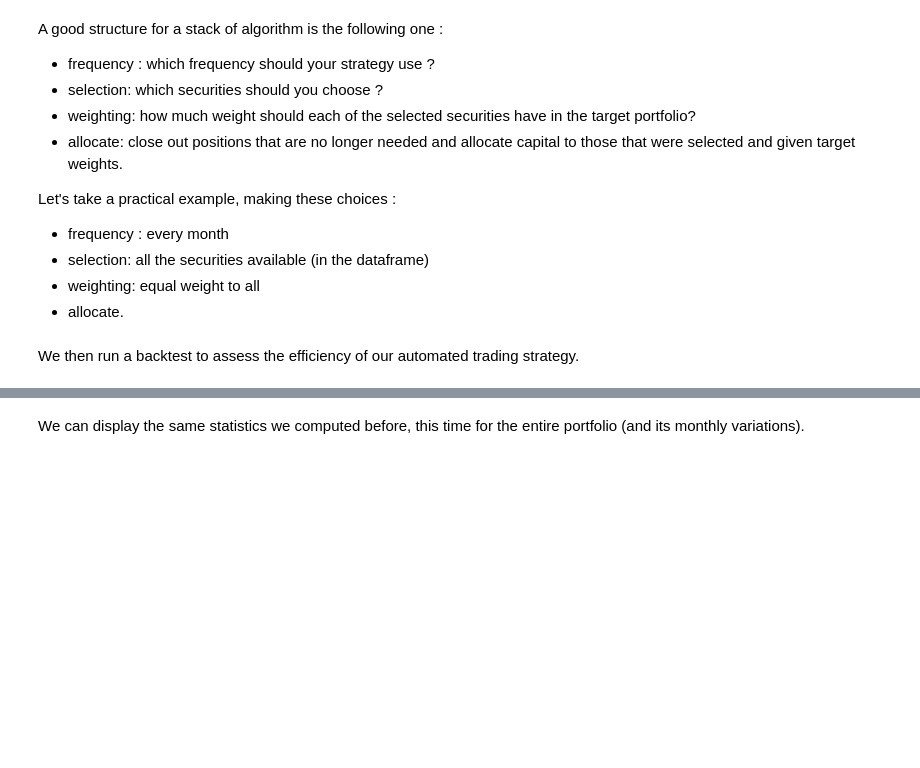
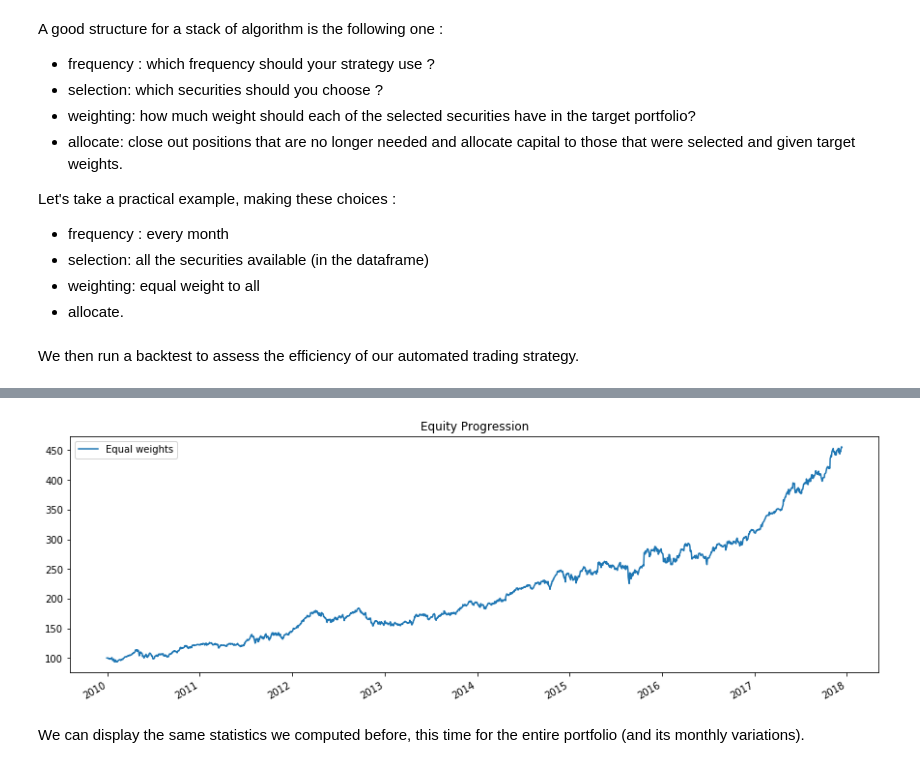
Before and after one commit to nicolasmauhe/computational_finance, a Jupyter notebook: course.ipynb, the cells around one changed output, grey strips where cells are left out. Cells and saved outputs as stored; diff of their text form; code cells hidden in the pictures; blank space fills up the shorter version.

```diff
--- a/course.ipynb
+++ b/course.ipynb
@@ -170,7 +327,7 @@ Let's take a practical example, making these choices :
 - weighting: equal weight to all
 - allocate.
 # %%
-s1 = bt.Strategy('Equal weights',
+s_equal_weights = bt.Strategy('Equal weights',
                        [bt.algos.RunMonthly(),
                        bt.algos.SelectAll(),
                        bt.algos.WeighEqually(),
@@ -178,7 +335,7 @@ s1 = bt.Strategy('Equal weights',
 # %% [markdown]
 We then run a backtest to assess the efficiency of our automated trading strategy.
 # %%
-equal_weights = bt.Backtest(s1, data)
-result = bt.run(equal_weights)
+b_equal_weights = bt.Backtest(s_equal_weights, data)
+result = bt.run(b_equal_weights)
 result.plot()
-dir(result)
+# %% [output]
@@ -185,3 +344,4 @@ dir(result)
+[figure, added]
 # %% [markdown]
 We can display the same statistics we computed before, this time for the entire portfolio (and its monthly variations).
 # %%
```
Also changed, not shown: parts of 97 cells of this notebook.
